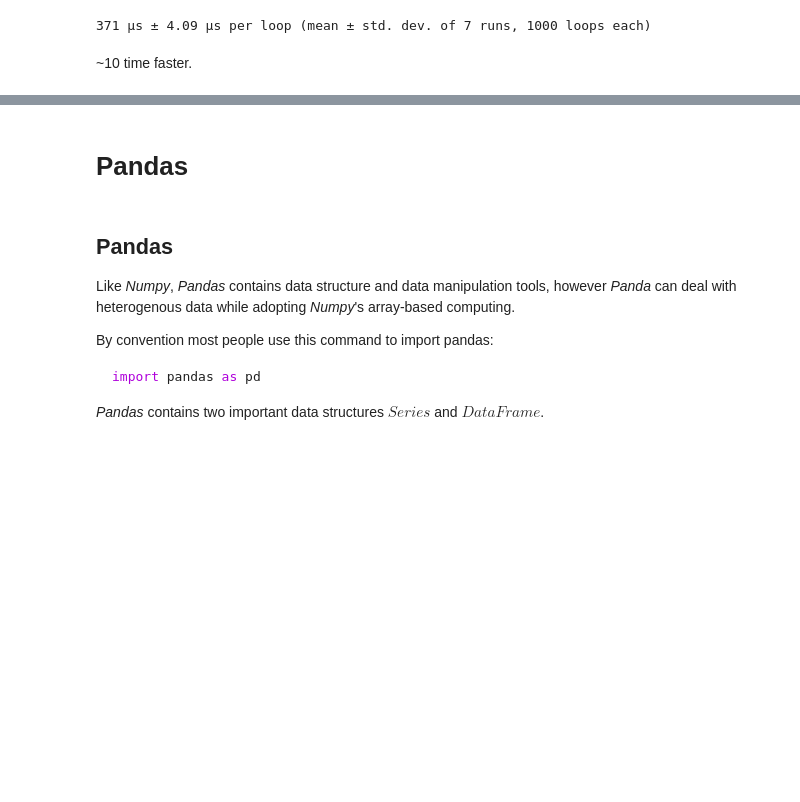
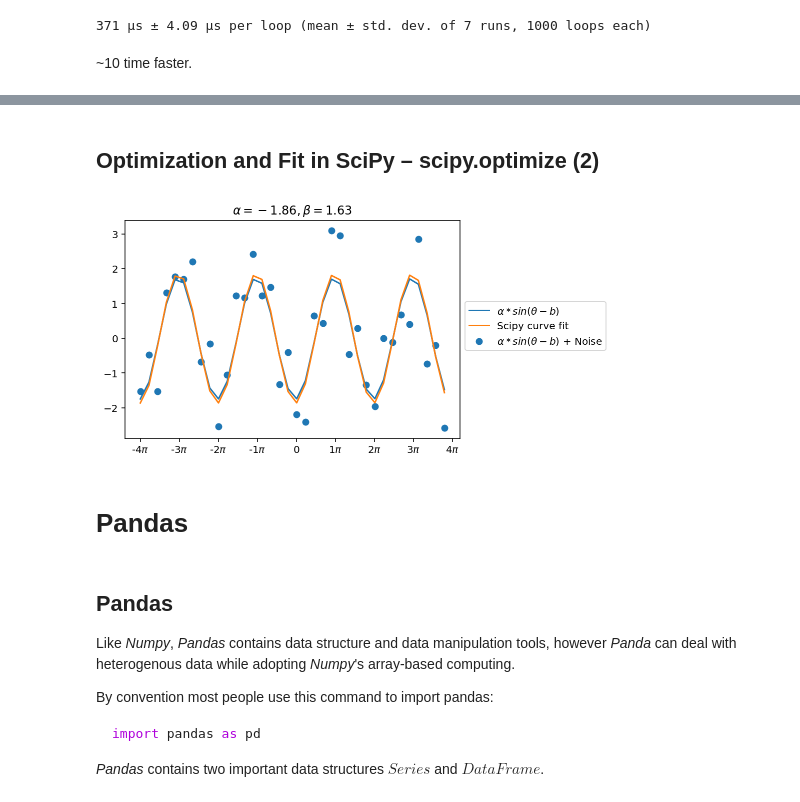
Before and after one commit to samuelmurail/jupyter_training_course, a Jupyter notebook: notebook/03_Interactive_data_analysis.ipynb, the cells around one changed output, grey strips where cells are left out. Drawn from its saved outputs; the diff is of its cells as text; code cells hidden in the pictures; blank space fills up the shorter version.

```diff
--- a/notebook/03_Interactive_data_analysis.ipynb
+++ b/notebook/03_Interactive_data_analysis.ipynb
@@ -181,3 +286,23 @@ With numpy the operation is ~100 time faster. Let's have a look on buildin funct
+# %% [markdown]
+## Optimization and Fit in SciPy – scipy.optimize (2)
+# %%
+from matplotlib.ticker import FuncFormatter, MultipleLocator
+from scipy.optimize import curve_fit
+
+fit_sin, pcov = curve_fit(func_sin_a_b, theta, y)
+
+fig, ax = plt.subplots(1)
+ax.scatter(theta, y, label=r'$\alpha * sin(\theta - b)$ + Noise')
+ax.plot(theta, func_sin_a_b(theta, a, b), label=r'$\alpha * sin(\theta - b)$')
+ax.plot(theta, func_sin_a_b(theta, fit_sin[0], fit_sin[1]), label='Scipy curve fit')
+ax.xaxis.set_major_formatter(FuncFormatter(
+   lambda val,pos: '{:.0g}$\pi$'.format(val//np.pi) if val !=0 else '0'
+))
+ax.xaxis.set_major_locator(MultipleLocator(base=np.pi))
+ax.legend(bbox_to_anchor=(1.0, 0.65))
+ax.set_title(r'$ \alpha = {:.2f}, \beta = {:.2f}$'.format(*fit_sin));
+# %% [output]
+[figure, added]
 # %% [markdown]
 # Pandas
 # %% [markdown]
```
Also changed, not shown: parts of 14 cells of this notebook.
